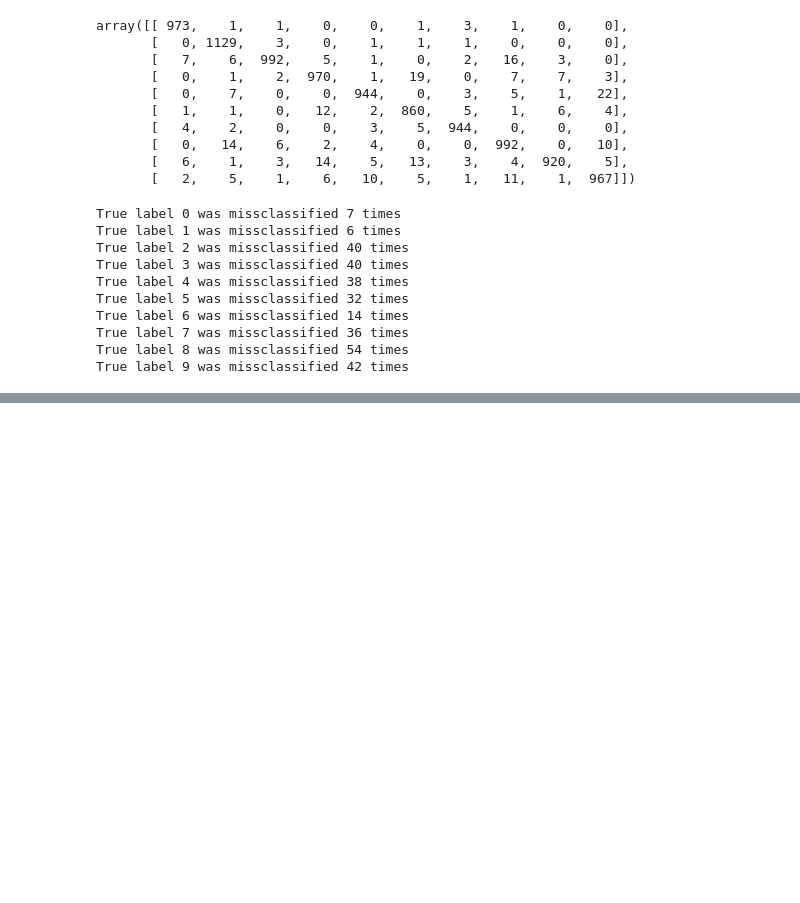
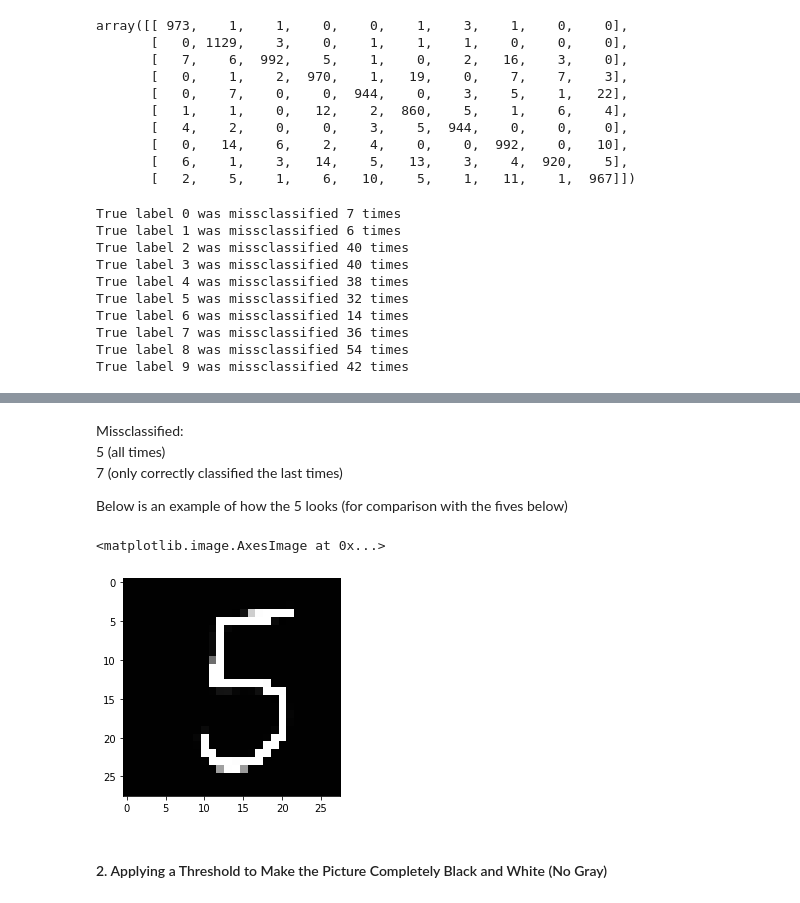
Before and after one commit to Anna-MariaSjolund/Machine-learning, a Jupyter notebook: exercises/exercises_5.ipynb, the cells around one changed output, grey strips where cells are left out. Saved outputs shown, nothing was run; the diff lists cells and outputs as text; code cells hidden in the pictures; blank space fills up the shorter version.

```diff
--- a/exercises/exercises_5.ipynb
+++ b/exercises/exercises_5.ipynb
@@ -217,0 +277,15 @@ True label 9 was missclassified 42 times
+# %% [markdown]
+Missclassified: \
+5 (all times) \
+7 (only correctly classified the last times)
+
+Below is an example of how the 5 looks (for comparison with the fives below)
+# %%
+image = cv2.imread(f"Data/Numbers/5_second.jpg", cv2.IMREAD_GRAYSCALE) #Read it as grayscale (this drops two of the dimensions that coloured pictures have and leaves one pixel channel)
+image = cv2.resize(image, (28, 28))
+plt.imshow(image, cmap="gray")
+# %% [output]
+<matplotlib.image.AxesImage at 0x...>
+[figure, added]
+# %% [markdown]
+#### 2. Applying a Threshold to Make the Picture Completely Black and White (No Gray)
```
Also changed, not shown: parts of 27 cells of this notebook.
